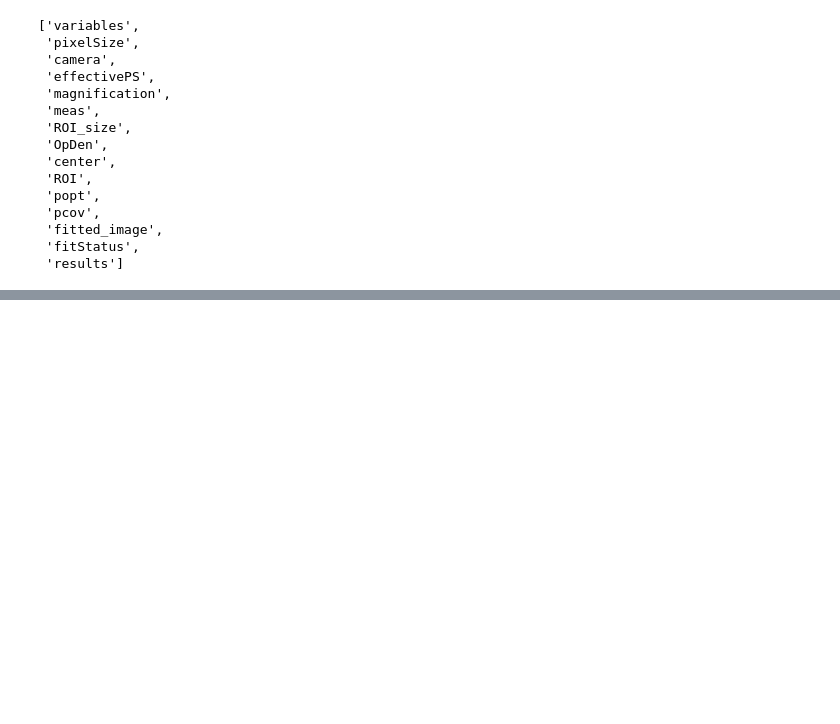
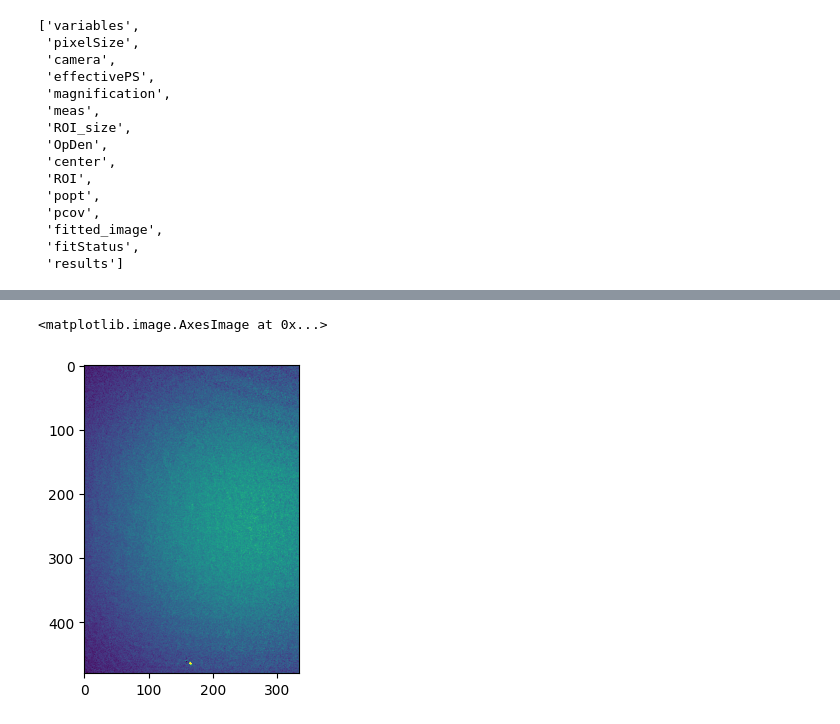
Before and after one commit to ignacp03/GUI, a Jupyter notebook: first_tests.ipynb, the cells around one changed output, grey strips where cells are left out. Saved outputs shown, nothing was run; the diff lists cells and outputs as text; code cells hidden in the pictures; blank space fills up the shorter version.

```diff
--- a/first_tests.ipynb
+++ b/first_tests.ipynb
@@ -194,0 +251,8 @@ with h5py.File(hdf5_file_path, "a") as hdf5_file:
+# %%
+figure, ax = plt.subplots(figsize=(6, 4))
+colormap = "viridis"
+norm_value = 0.04
+ax.imshow(image/np.max(image), cmap=colormap, vmin = 0, vmax = norm_value)
+# %% [output]
+<matplotlib.image.AxesImage at 0x...>
+[figure, added]
```
Also changed, not shown: parts of 12 cells of this notebook, 20 other files.
